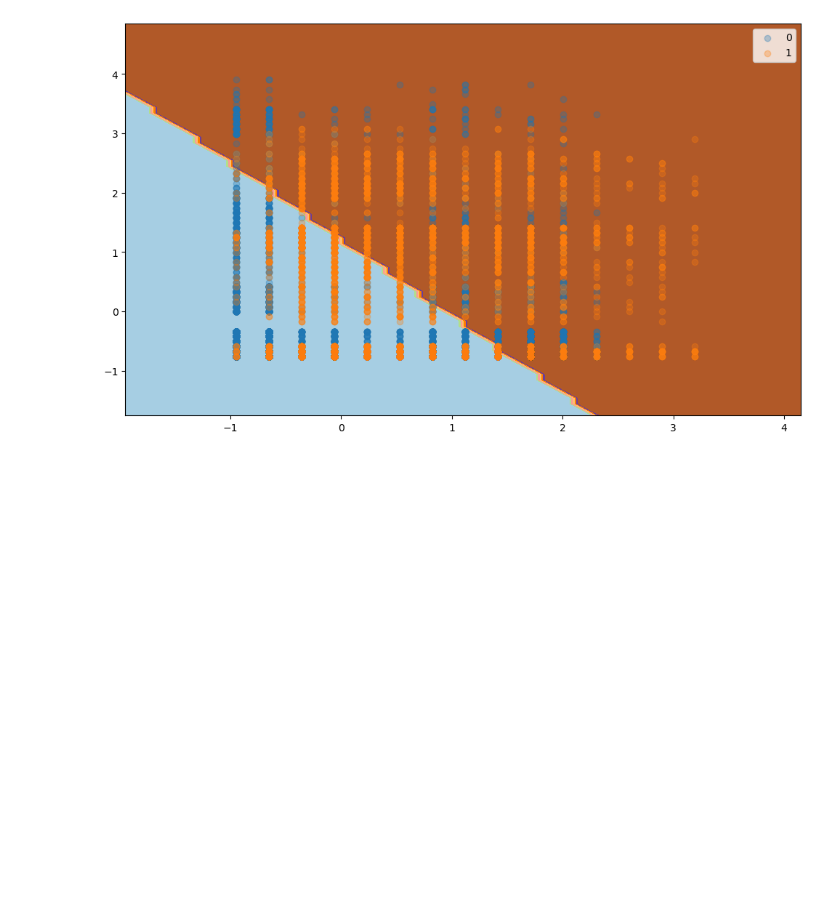
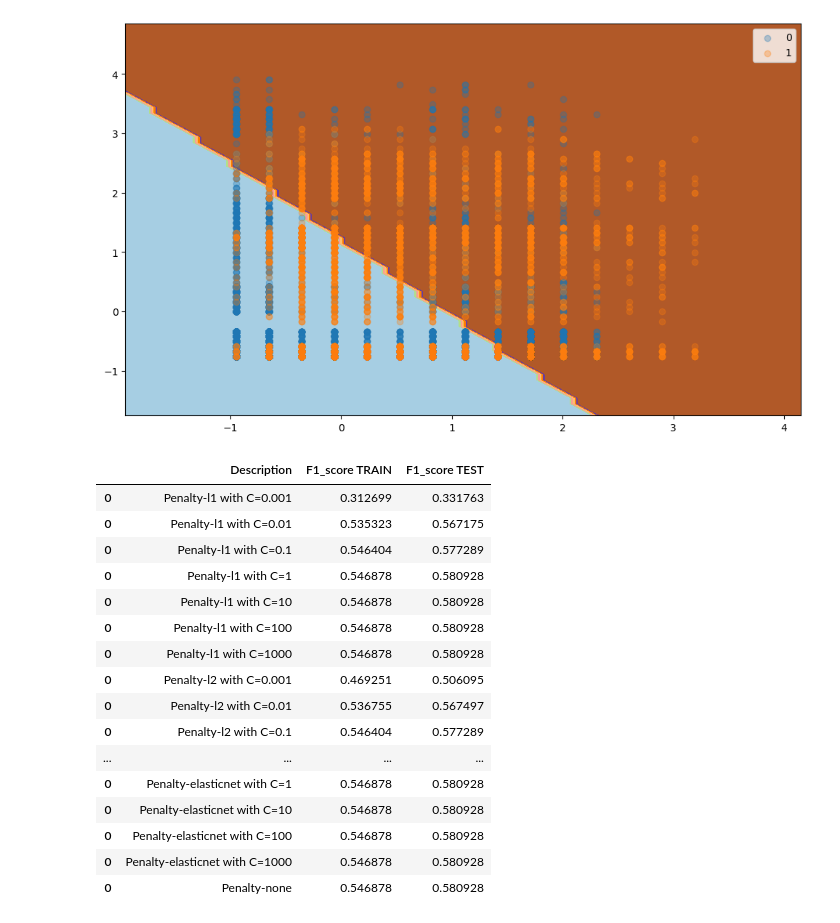
Before and after one commit to PiotrPieciak/Rozdzial-14_3-Zadanie, a Jupyter notebook: 14_3 Zadanie_wizualizacja.ipynb, the cells around one changed output. Saved outputs shown, nothing was run; the diff lists cells and outputs as text; code cells hidden in the pictures; blank space fills up the shorter version.

```diff
--- a/14_3 Zadanie_wizualizacja.ipynb
+++ b/14_3 Zadanie_wizualizacja.ipynb
@@ -90,5 +102,6 @@ for c in c_param_values:
     predictions_lr_train = model_lr_l2.predict(X_train_standardized)
     print(f"Penalty-l2 F1_score with C={c} Train:", f1_score(y_train, predictions_lr_train))
     print(f"Penalty-l2 F1_score with C={c} Test:", f1_score(y_test, predictions_lr_test))
+    metrics_dataframe = pd.concat([metrics_dataframe, pd.DataFrame.from_dict({'Description': [f"Penalty-l2 with C={c}"], 'F1_score TRAIN': [f1_score(y_train, predictions_lr_train)], 'F1_score TEST': [f1_score(y_test, predictions_lr_test)]})])
     plot_classification_surface(X_plot=X_train_standardized, y_plot=y_train, trained_model=model_lr_l2)
 # %% [output]
@@ -114,5 +136,6 @@ for c in c_param_values:
     predictions_lr_train = model_lr_elasticnet.predict(X_train_standardized)
     print(f"Penalty-elasticnet F1_score with C={c} Train:", f1_score(y_train, predictions_lr_train))
     print(f"Penalty-elasticnet F1_score with C={c} Test:", f1_score(y_test, predictions_lr_test))
+    metrics_dataframe = pd.concat([metrics_dataframe, pd.DataFrame.from_dict({'Description': [f"Penalty-elasticnet with C={c}"], 'F1_score TRAIN': [f1_score(y_train, predictions_lr_train)], 'F1_score TEST': [f1_score(y_test, predictions_lr_test)]})])
     plot_classification_surface(X_plot=X_train_standardized, y_plot=y_train, trained_model=model_lr_elasticnet)
 # %% [output]
@@ -137,8 +166,29 @@ predictions_lr_test = model_lr_none.predict(X_test_standardized)
 predictions_lr_train = model_lr_none.predict(X_train_standardized)
 print("Penalty-none F1_score Train:", f1_score(y_train, predictions_lr_train))
 print("Penalty-none F1_score Test:", f1_score(y_test, predictions_lr_test))
+metrics_dataframe = pd.concat([metrics_dataframe, pd.DataFrame.from_dict({'Description': ["Penalty-none"], 'F1_score TRAIN': [f1_score(y_train, predictions_lr_train)], 'F1_score TEST': [f1_score(y_test, predictions_lr_test)]})])
 plot_classification_surface(X_plot=X_train_standardized, y_plot=y_train, trained_model=model_lr_none)
 # %% [output]
 Penalty-none F1_score Train: 0.5468775476928094
 Penalty-none F1_score Test: 0.5809280233832663
 [figure]
+# %%
+metrics_dataframe
+# %% [output]
+|  | Description | F1_score TRAIN | F1_score TEST |
+| 0 | Penalty-l1 with C=0.001 | 0.312699 | 0.331763 |
+| 0 | Penalty-l1 with C=0.01 | 0.535323 | 0.567175 |
+| 0 | Penalty-l1 with C=0.1 | 0.546404 | 0.577289 |
+| 0 | Penalty-l1 with C=1 | 0.546878 | 0.580928 |
+| 0 | Penalty-l1 with C=10 | 0.546878 | 0.580928 |
+| 0 | Penalty-l1 with C=100 | 0.546878 | 0.580928 |
+| 0 | Penalty-l1 with C=1000 | 0.546878 | 0.580928 |
+| 0 | Penalty-l2 with C=0.001 | 0.469251 | 0.506095 |
+| 0 | Penalty-l2 with C=0.01 | 0.536755 | 0.567497 |
+| 0 | Penalty-l2 with C=0.1 | 0.546404 | 0.577289 |
+| ... | ... | ... | ... |
+| 0 | Penalty-elasticnet with C=1 | 0.546878 | 0.580928 |
+| 0 | Penalty-elasticnet with C=10 | 0.546878 | 0.580928 |
+| 0 | Penalty-elasticnet with C=100 | 0.546878 | 0.580928 |
+| 0 | Penalty-elasticnet with C=1000 | 0.546878 | 0.580928 |
+| 0 | Penalty-none | 0.546878 | 0.580928 |
```
Also changed, not shown: parts of 6 cells of this notebook.
